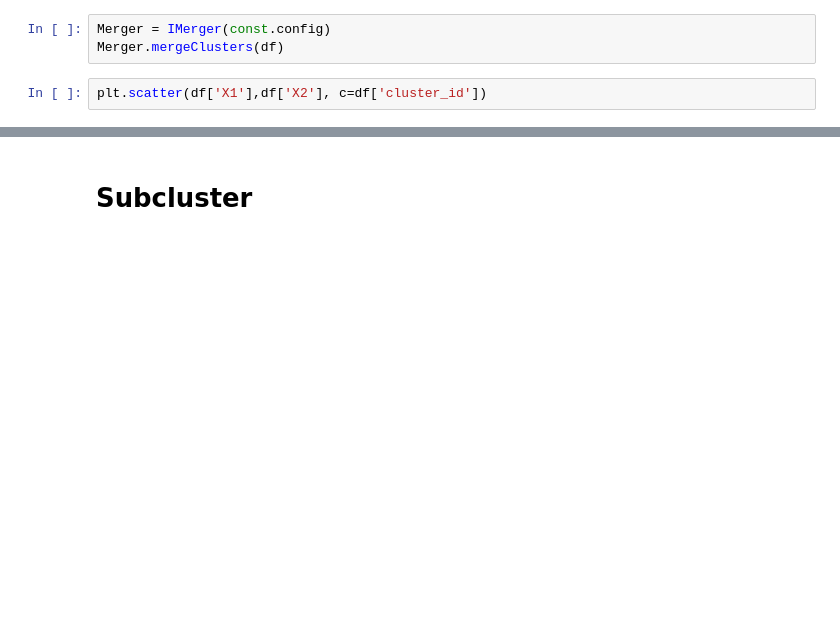
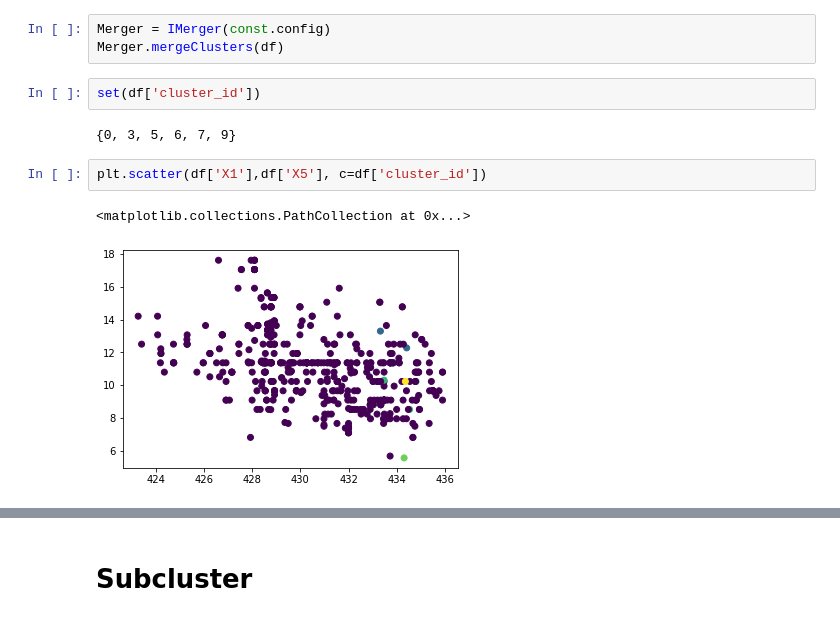
Before and after one commit to Jack55rus/clusters, a Jupyter notebook: Pipeline.ipynb, the cells around one changed output, grey strips where cells are left out. Drawn from its saved outputs; the diff is of its cells as text; blank space fills up the shorter version.

```diff
--- a/Pipeline.ipynb
+++ b/Pipeline.ipynb
@@ -123,8 +257,15 @@ df
 # %%
 Merger = IMerger(const.config)
 Merger.mergeClusters(df)
+# %%
+set(df['cluster_id'])
+# %% [output]
+{0, 3, 5, 6, 7, 9}
 # %%
-plt.scatter(df['X1'],df['X2'], c=df['cluster_id'])
+plt.scatter(df['X1'],df['X5'], c=df['cluster_id'])
+# %% [output]
+<matplotlib.collections.PathCollection at 0x...>
+[figure, added]
 # %%
 fig = px.scatter_3d(df, x='X1', y='X2', z='X3',
               color='cluster_id')
```
Also changed, not shown: parts of 35 cells of this notebook, 5 other files.
